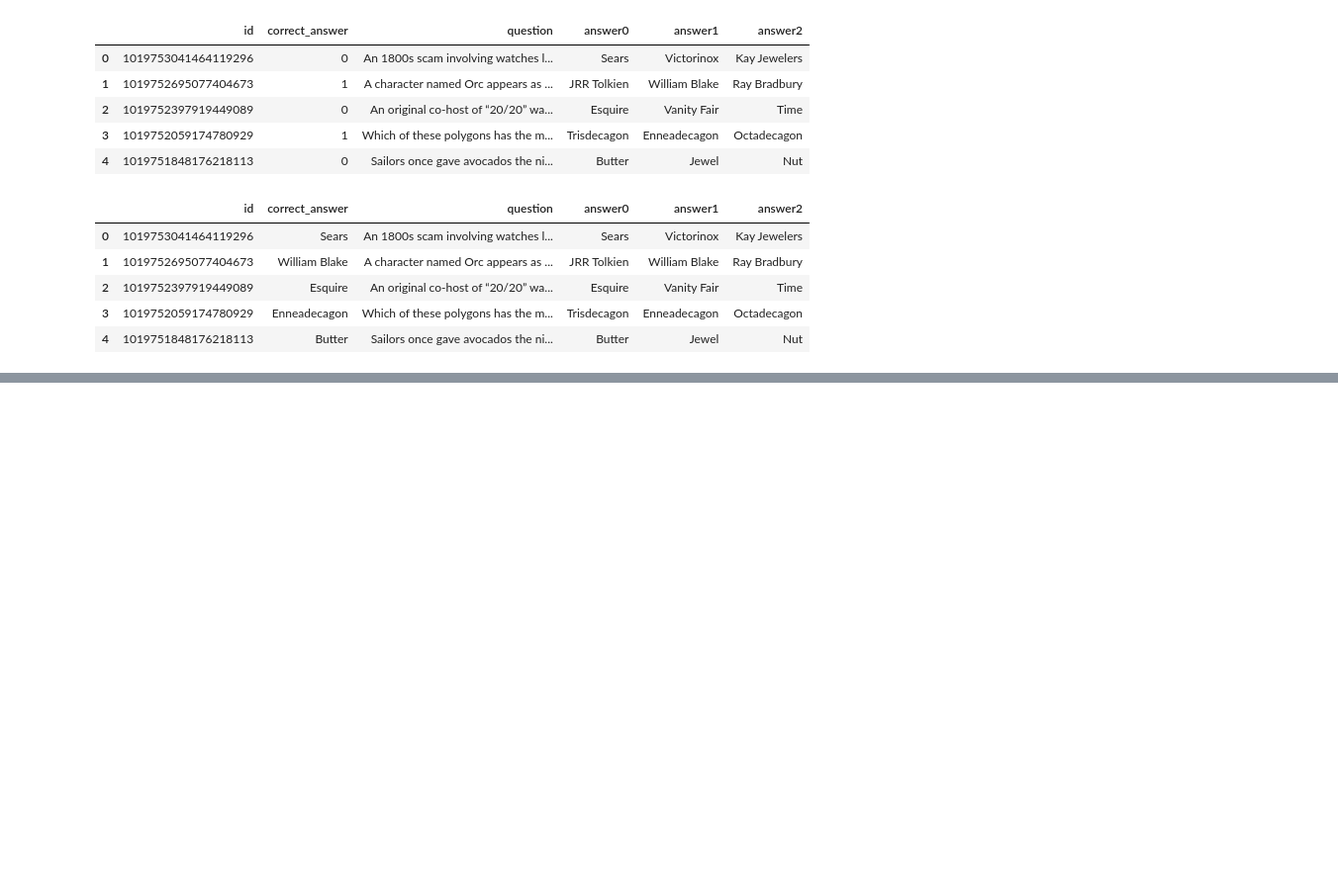
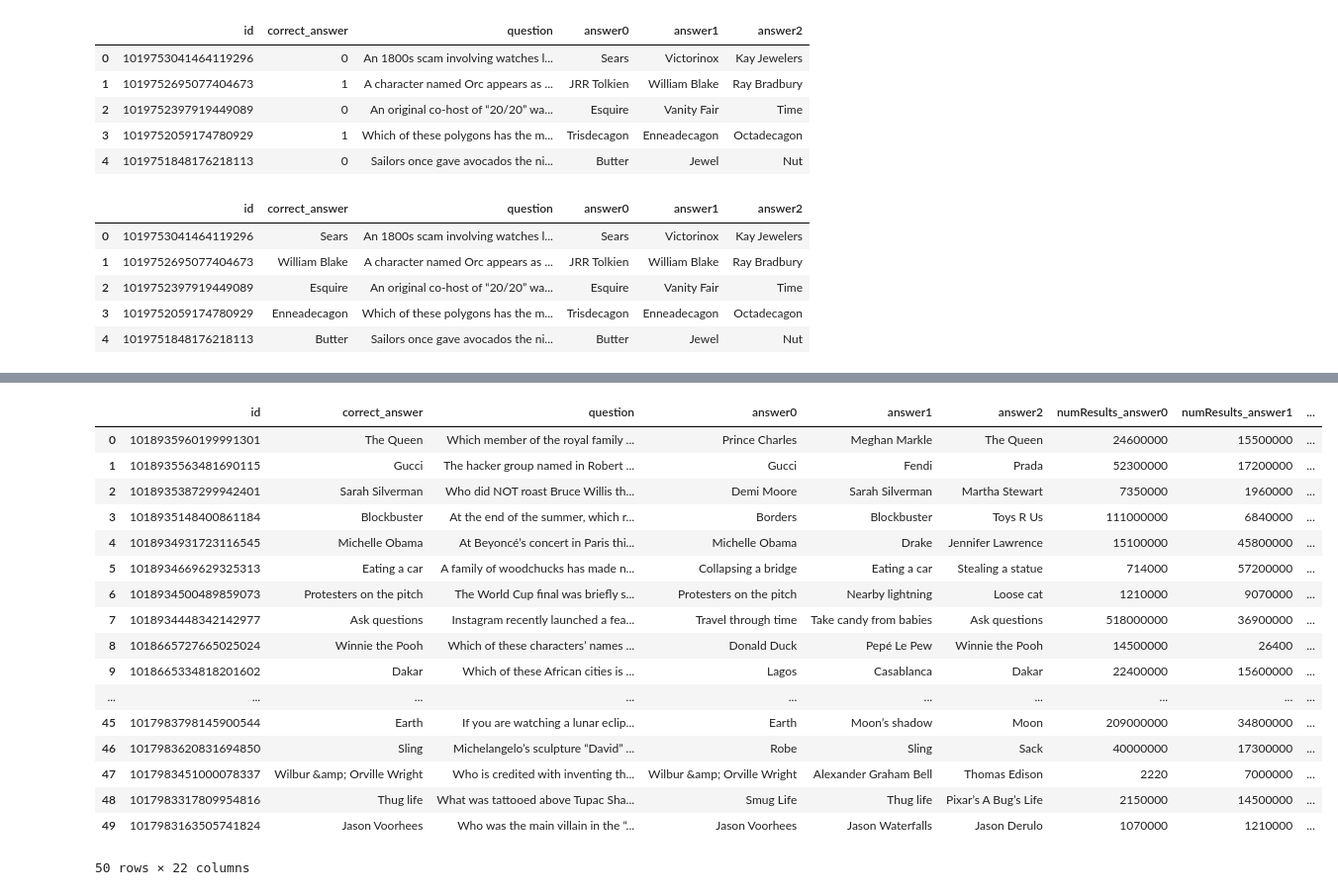
Before and after one commit to ketan0/hqtriviabot, a Jupyter notebook: triviabottests.ipynb, the cells around one changed output, grey strips where cells are left out. Shown at 99% size. Drawn from its saved outputs; the diff is of its cells as text; code cells hidden in the pictures; blank space fills up the shorter version.

```diff
--- a/triviabottests.ipynb
+++ b/triviabottests.ipynb
@@ -331,0 +947,2 @@ df.to_csv('HQquestions_clean.csv')
+# %%
+search_df = search_df_final
@@ -331,0 +1257,3 @@ df.to_csv('HQquestions_clean.csv')
+# %%
+#make a bloblist with all the searchtexts
+bloblist = [tb(text) for text in search_df['searchText'].values[1:101]]
@@ -331,0 +1264,36 @@ df.to_csv('HQquestions_clean.csv')
+# %%
+def score_answer0(row):
+    QResults = search_df[search_df['query'] == row['question']]['searchText'].values[0]
+    words = row['answer0'].lower().split(' ')
+    score = 0
+    for word in words:
+        importance = tfidf(word, tb(QResults), bloblist)
+        #print "importance of %s is %f" % (word, importance)
+        score += importance
+    return score
+
+def score_answer1(row):
+    QResults = search_df[search_df['query'] == row['question']]['searchText'].values[0]
+    words = row['answer1'].lower().split(' ')
+    score = 0
+    for word in words:
+        importance = tfidf(word, tb(QResults), bloblist)
+        score += importance
+    return score
+
+def score_answer2(row):
+    QResults = search_df[search_df['query'] == row['question']]['searchText'].values[0]
+    words = row['answer2'].lower().split(' ')
+    score = 0
+    for word in words:
+        importance = tfidf(word, tb(QResults), bloblist)
+        score += importance
+    return score
+
+
+df_small['score_answer0'] = df_small.apply(lambda row: score_answer0(row), axis=1)
+print '0'
+df_small['score_answer1'] = df_small.apply(lambda row: score_answer1(row), axis=1)
+print '1'
+df_small['score_answer2'] = df_small.apply(lambda row: score_answer2(row), axis=1)
+print '2'
@@ -331,0 +1418,21 @@ df.to_csv('HQquestions_clean.csv')
+# %%
+df_small.head(n=50)
+# %% [output]
+|  | id | correct_answer | question | answer0 | answer1 | answer2 | numResults_answer0 | numResults_answer1 | ... |
+| 0 | 1018935960199991301 | The Queen | Which member of the royal family ... | Prince Charles | Meghan Markle | The Queen | 24600000 | 15500000 | ... |
+| 1 | 1018935563481690115 | Gucci | The hacker group named in Robert ... | Gucci | Fendi | Prada | 52300000 | 17200000 | ... |
+| 2 | 1018935387299942401 | Sarah Silverman | Who did NOT roast Bruce Willis th... | Demi Moore | Sarah Silverman | Martha Stewart | 7350000 | 1960000 | ... |
+| 3 | 1018935148400861184 | Blockbuster | At the end of the summer, which r... | Borders | Blockbuster | Toys R Us | 111000000 | 6840000 | ... |
+| 4 | 1018934931723116545 | Michelle Obama | At Beyoncé’s concert in Paris thi... | Michelle Obama | Drake | Jennifer Lawrence | 15100000 | 45800000 | ... |
+| 5 | 1018934669629325313 | Eating a car | A family of woodchucks has made n... | Collapsing a bridge | Eating a car | Stealing a statue | 714000 | 57200000 | ... |
+| 6 | 1018934500489859073 | Protesters on the pitch | The World Cup final was briefly s... | Protesters on the pitch | Nearby lightning | Loose cat | 1210000 | 9070000 | ... |
+| 7 | 1018934448342142977 | Ask questions | Instagram recently launched a fea... | Travel through time | Take candy from babies | Ask questions | 518000000 | 36900000 | ... |
+| 8 | 1018665727665025024 | Winnie the Pooh | Which of these characters’ names ... | Donald Duck | Pepé Le Pew | Winnie the Pooh | 14500000 | 26400 | ... |
+| 9 | 1018665334818201602 | Dakar | Which of these African cities is ... | Lagos | Casablanca | Dakar | 22400000 | 15600000 | ... |
+| ... | ... | ... | ... | ... | ... | ... | ... | ... | ... |
+| 45 | 1017983798145900544 | Earth | If you are watching a lunar eclip... | Earth | Moon’s shadow | Moon | 209000000 | 34800000 | ... |
+| 46 | 1017983620831694850 | Sling | Michelangelo’s sculpture “David” ... | Robe | Sling | Sack | 40000000 | 17300000 | ... |
+| 47 | 1017983451000078337 | Wilbur &amp; Orville Wright | Who is credited with inventing th... | Wilbur &amp; Orville Wright | Alexander Graham Bell | Thomas Edison | 2220 | 7000000 | ... |
+| 48 | 1017983317809954816 | Thug life | What was tattooed above Tupac Sha... | Smug Life | Thug life | Pixar’s A Bug’s Life | 2150000 | 14500000 | ... |
+| 49 | 1017983163505741824 | Jason Voorhees | Who was the main villain in the “... | Jason Voorhees | Jason Waterfalls | Jason Derulo | 1070000 | 1210000 | ... |
+50 rows × 22 columns
```
Also changed, not shown: parts of 102 cells of this notebook, 3 other files.
